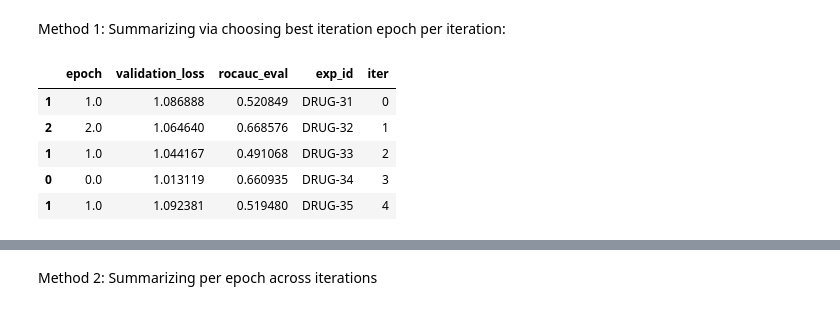
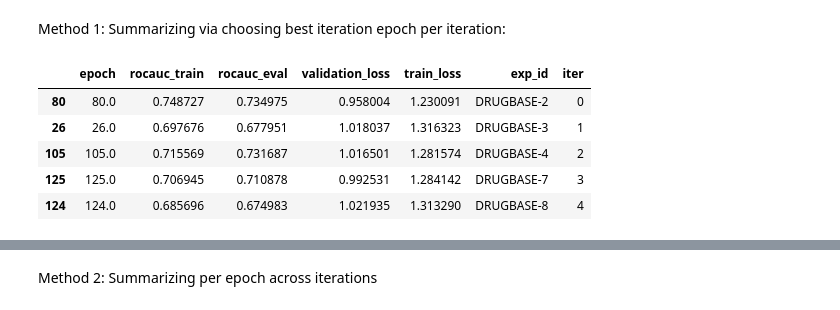
Before and after one commit to hugovergnes/drug-PAN, a Jupyter notebook: code/train_model_colab.ipynb, the cells around one changed output, grey strips where cells are left out. Cells and saved outputs as stored; diff of their text form; code cells hidden in the pictures.

Commit message:
Remove 3rd pool layer, change model selection based on auc

```diff
--- a/code/train_model_colab.ipynb
+++ b/code/train_model_colab.ipynb
@@ -54,6 +83,7 @@ TypeError: ignored
 # loading params
 with open('parameters.json') as json_file:
     parameters = json.load(json_file)
+
 print(parameters)
 
 
@@ -68,13 +98,15 @@ pool_ratio = parameters["pool_ratio"] # fraction of nodes to use for pooled feat
 pan_pool_weight = parameters['pan_pool_weight'] # importance weight on global matrix X
 criterion_pos_weight = parameters['criterion_pos_weight'] # Over-weightage on positive labels
 nhid = parameters["nhid"]
-epochs = parameters['epochs']; epochs=3
+epochs = parameters['epochs']
+
+# Number of iterations to run model
+num_iters = 5
 # %% [output]
 {'dataset_name': 'ogbg-molhiv', 'phi': 0.3, 'runs': 1, 'num_workers': 0, 'batch_size': 128, 'maximum_path_size': 3, 'learning_rate': 0.001, 'weight_decay': 0.0005, 'pool_ratio': 0.5, 'pan_pool_weight' ...
 # %% [markdown]
 Running the model 5 times and saving model checkpoints by epochs:
 # %%
-num_iters = 5
 exp_id_dict = {}
 for i in range(num_iters):
   print("***********************RUNNING MODEL FOR ITERATION " + str(i) + '*********************')
@@ -102,10 +134,10 @@ for i in range(num_iters):
                       filter_size=filter_size)
   neptune_logger = NeptuneLogger(
                   api_key="eyJhcGlfYWRkcmVzcyI6Imh0dHBzOi8vdWkubmVwdHVuZS5haSIsImFwaV91cmwiOiJodHRwczovL3VpLm5lcHR1bmUuYWkiLCJhcGlfa2V5IjoiZDMyZTE4YmUtZTU1Yy00MDhhLTgyMzMtOTJiNzJjMTdkYWJkIn0=",
-                  project_name='leyldy/drugs-PAN',
+                  project_name='leyldy/drugs-PAN-baseline',
                   close_after_fit=False,
                   params=parameters, # your hyperparameters, immutable
-                  tags=['base model', 'filter size across all layers', "criterion pos weight", "iter " + str(i)],  # tags
+                  tags=['baseline model', 'filter size across all layers', "no3rdPool", "iter " + str(i)],  # tags
                   upload_source_files=["parameters.json", "lightning_model.py"]
                   )
 
@@ -212,17 +267,17 @@ dtype: int64
 # %% [markdown]
 Method 1: Summarizing via choosing best iteration epoch per iteration:
 # %%
-idx = full_results.groupby(['exp_id'])['validation_loss'].transform(min) == full_results['validation_loss']
+idx = full_results.groupby(['exp_id'])['rocauc_eval'].transform(max) == full_results['rocauc_eval']
 
 best_epoch_per_iter = full_results[idx]
 best_epoch_per_iter
 # %% [output]
-|  | epoch | validation_loss | rocauc_eval | exp_id | iter |
-| 1 | 1.0 | 1.086888 | 0.520849 | DRUG-31 | 0 |
-| 2 | 2.0 | 1.064640 | 0.668576 | DRUG-32 | 1 |
-| 1 | 1.0 | 1.044167 | 0.491068 | DRUG-33 | 2 |
-| 0 | 0.0 | 1.013119 | 0.660935 | DRUG-34 | 3 |
-| 1 | 1.0 | 1.092381 | 0.519480 | DRUG-35 | 4 |
+|  | epoch | rocauc_train | rocauc_eval | validation_loss | train_loss | exp_id | iter |
+| 80 | 80.0 | 0.748727 | 0.734975 | 0.958004 | 1.230091 | DRUGBASE-2 | 0 |
+| 26 | 26.0 | 0.697676 | 0.677951 | 1.018037 | 1.316323 | DRUGBASE-3 | 1 |
+| 105 | 105.0 | 0.715569 | 0.731687 | 1.016501 | 1.281574 | DRUGBASE-4 | 2 |
+| 125 | 125.0 | 0.706945 | 0.710878 | 0.992531 | 1.284142 | DRUGBASE-7 | 3 |
+| 124 | 124.0 | 0.685696 | 0.674983 | 1.021935 | 1.313290 | DRUGBASE-8 | 4 |
 # %%
 from os import listdir
 from os.path import isfile, join
```
Also changed, not shown: parts of 12 cells of this notebook, 1 other file.
